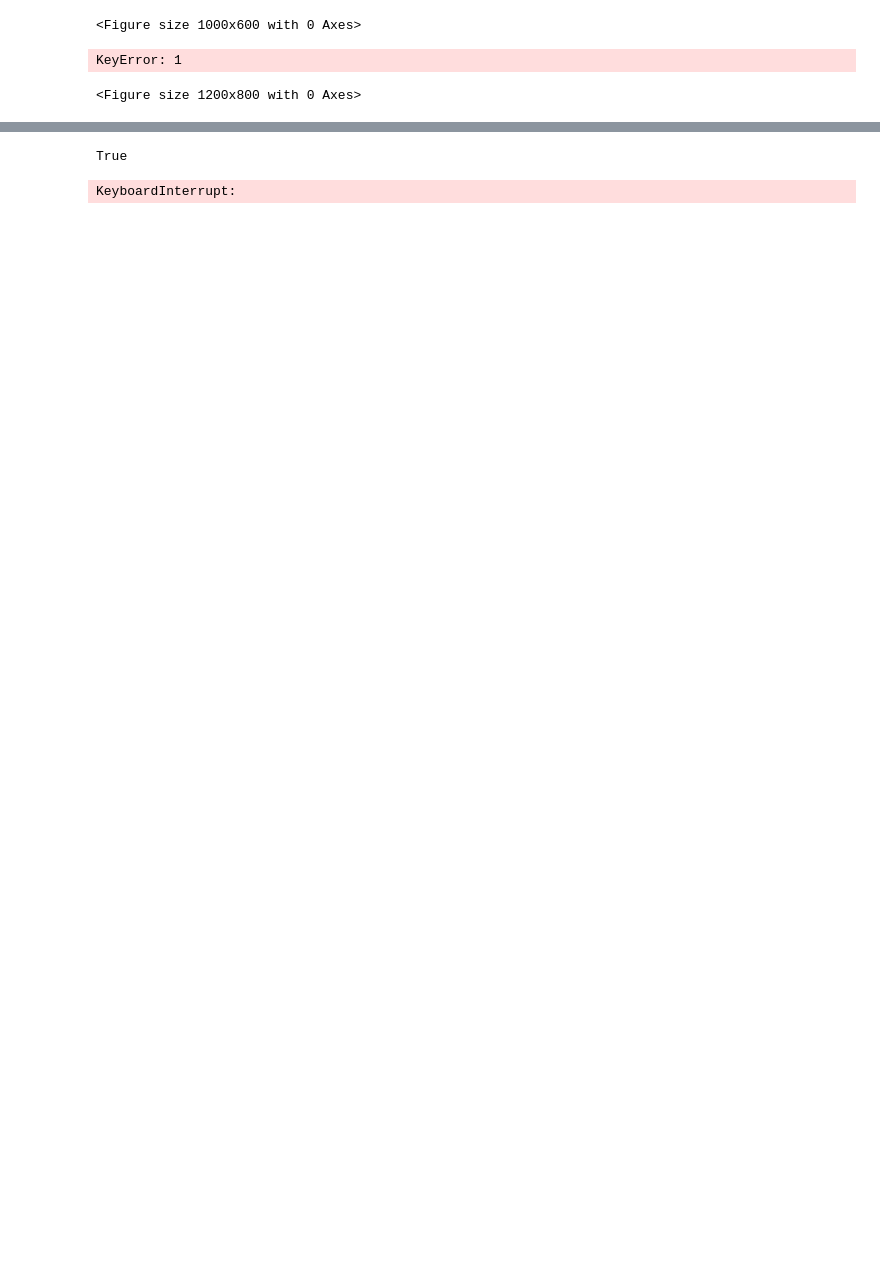
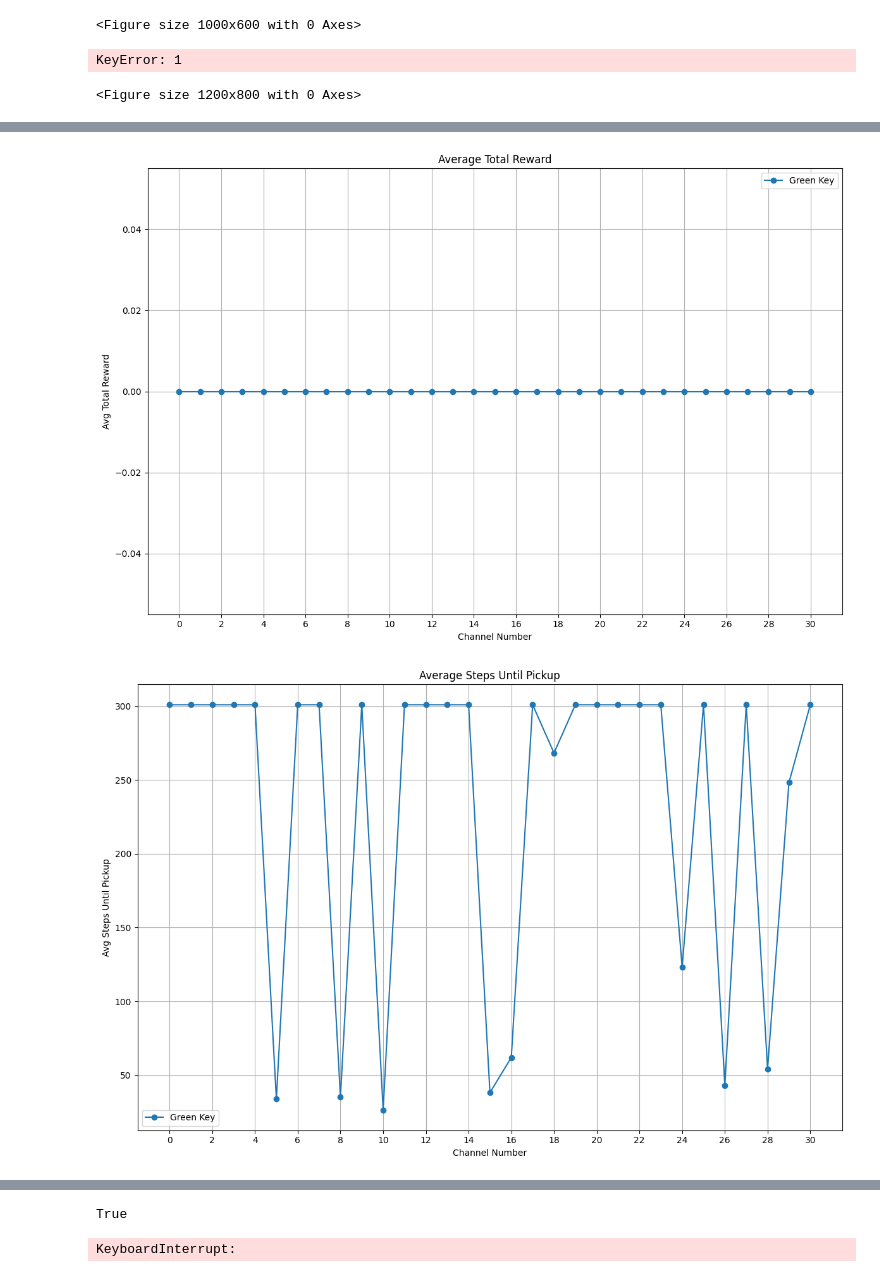
Before and after one commit to BenSturgeon/ai-safety-camp-2024-model-agents, a Jupyter notebook: notebooks/activation_steering.ipynb, the cells around one changed output, grey strips where cells are left out. Cells and saved outputs as stored; diff of their text form; code cells hidden in the pictures; blank space fills up the shorter version.

Commit message:
added changes to allow for testing patching on any layer in activation steering notebook

```diff
--- a/notebooks/activation_steering.ipynb
+++ b/notebooks/activation_steering.ipynb
@@ -65,8 +127,8 @@ The autoreload extension is already loaded. To reload it, use:
 # %%
-from steering_experiments import run_entity_steering_experiment, run_entity_steering_experiment_by_channel, run_patching_experiment
+from steering_experiments import run_entity_steering_experiment, run_entity_steering_experiment_by_channel
 model_path = "../model_interpretable.pt"
-modification_value = 0
-total_episodes = 5
+modification_value = -1.1
+total_episodes = 10
 layer_number = 8
 layer_success_counts = {}
 objectives = {}
@@ -74,10 +136,7 @@ objectives = {}
 entity = ["key"]
 entity_colors = ["green"]
 
-patch_positions = [(7,0), (0,0), (0,7), (7,0)] #bottom right, top left, bottom left, top right
-patch_value = 10
-
-for channel in [29]:  # Run channels 0 to 31
+for channel in range(31):  # Run channels 0 to 31
     for entity_name in entity:
         for entity_color in entity_colors:
             if entity_name == "gem":
@@ -86,8 +145,8 @@ for channel in [29]:  # Run channels 0 to 31
             total_steps_until_pickup = 0
             total_count_pickups = 0
 
-            for episode, patch_position in enumerate(patch_positions):
-                reward, steps, pickups = run_patching_experiment(model_path, layer_number, episode, channel,patch_position, patch_value, entity_name, entity_color, save_gif=True)
+            for episode in range(total_episodes):
+                reward, steps, pickups = run_entity_steering_experiment_by_channel(model_path, layer_number, modification_value, episode, channel, entity_name, entity_color, save_gif=False)
                 total_reward += reward
                 total_steps_until_pickup += steps
                 total_count_pickups += pickups
@@ -341,0 +372,43 @@ KeyError: 1
+# %%
+import matplotlib.pyplot as plt
+import numpy as np
+
+metrics = ['avg_total_reward', 'avg_steps_until_pickup', 'total_count_pickups']
+titles = ['Average Total Reward', 'Average Steps Until Pickup', 'Total Count of Pickups']
+all_entities = ['keygreen']  # Only 'keygreen' is present in the objectives
+
+channels_to_test = range(31)  # All channels from 0 to 31
+
+for i, metric in enumerate(metrics):
+    plt.figure(figsize=(12, 8))
+
+    for entity in all_entities:
+        values = []
+        for channel in channels_to_test:
+            channel_key = f'keygreen_channel{channel}'
+            if channel_key in objectives:
+                value = objectives[channel_key][metric]
+                values.append(float(value.item()) if isinstance(value, np.ndarray) else float(value))
+            else:
+                values.append(0)  # or np.nan if you prefer to show gaps
+
+        # Create a more readable label
+        label = f'Green Key'
+
+        plt.plot(channels_to_test, values, label=label, marker='o')
+
+    plt.title(titles[i])
+    plt.xlabel('Channel Number')
+    plt.ylabel(metric.replace('_', ' ').title())
+    plt.legend()
+    plt.grid(True)
+    plt.xticks(range(0, 32, 2))  # Show channel numbers at intervals of 2
+    plt.tight_layout()
+    plt.show()
+
+    # Optional: If you want to save the plots
+    # plt.savefig(f'{metric}_plot.png')
+    # plt.close()
+# %% [output]
+[figure, added]
+[figure, added]
```
Also changed, not shown: parts of 8 cells of this notebook, 1 other file.
